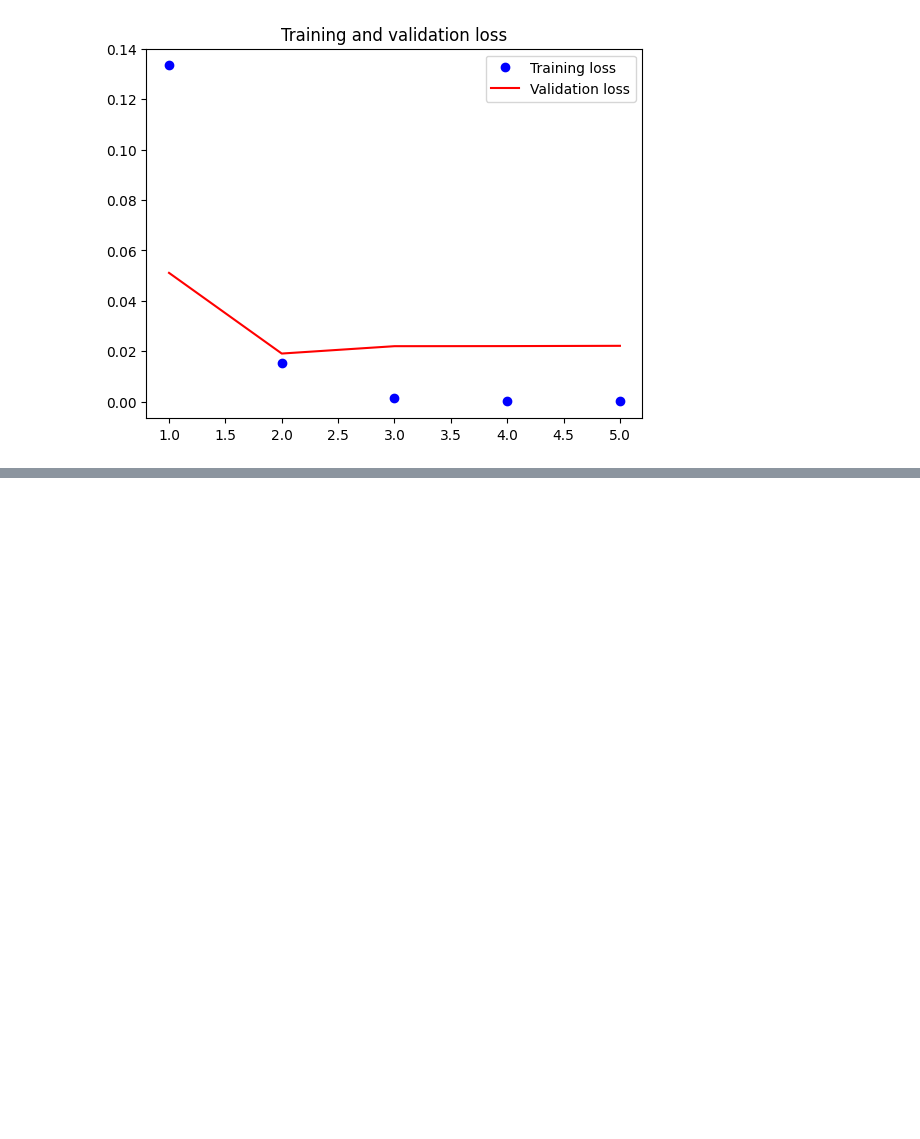
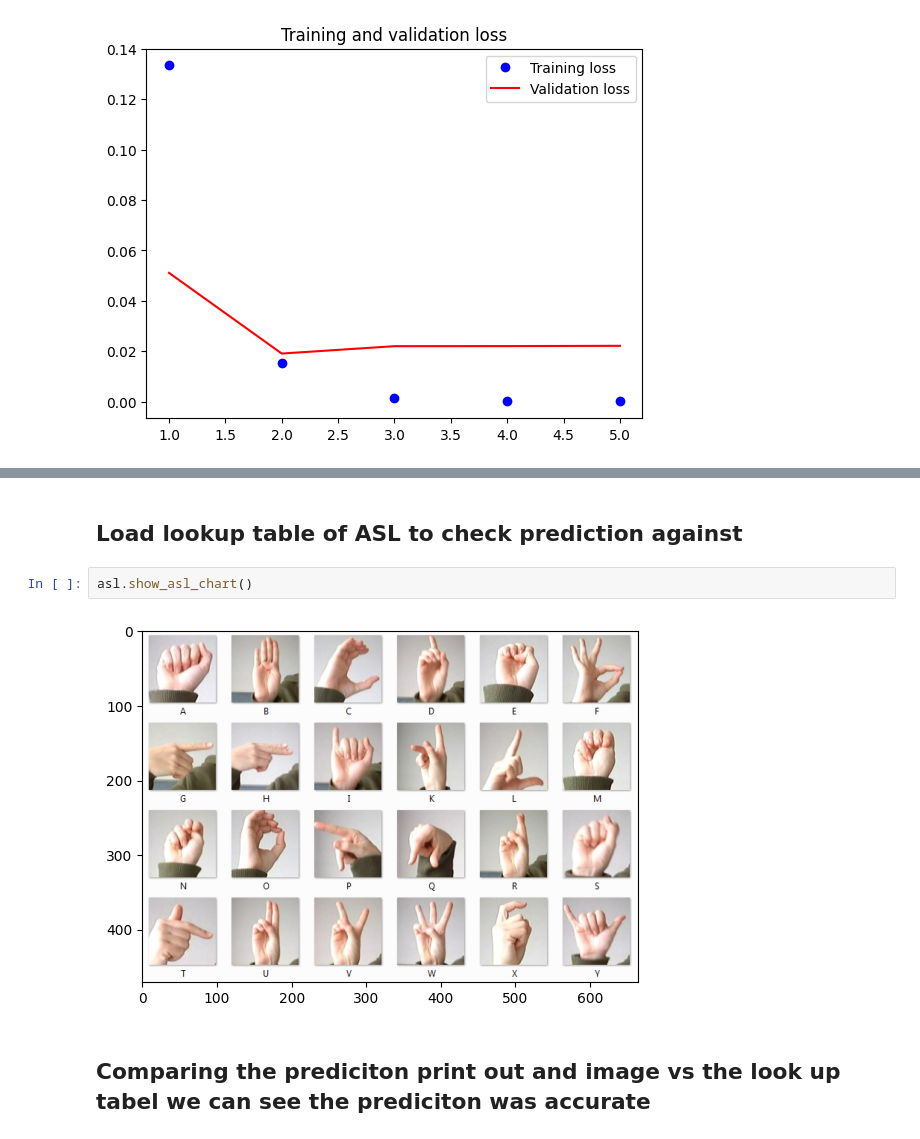
Before and after one commit to Max-Petit/ece-5831-project, a Jupyter notebook: asl_tester.ipynb, the cells around one changed output, grey strips where cells are left out. Cells and saved outputs as stored; diff of their text form; blank space fills up the shorter version.

```diff
--- a/asl_tester.ipynb
+++ b/asl_tester.ipynb
@@ -40,0 +59,8 @@ AttributeError: module 'asl' has no attribute 'evaluate'
+# %% [markdown]
+## Load lookup table of ASL to check prediction against
+# %%
+asl.show_asl_chart()
+# %% [output]
+[figure, added]
+# %% [markdown]
+## Comparing the prediciton print out and image vs the look up tabel we can see the prediciton was accurate
```
Also changed, not shown: parts of 14 cells of this notebook, 1 other file.
